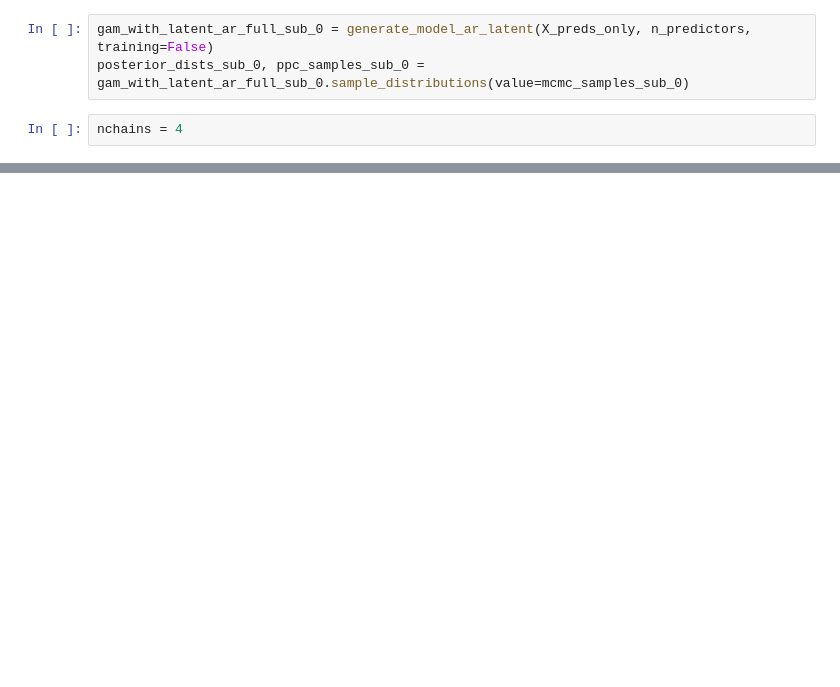
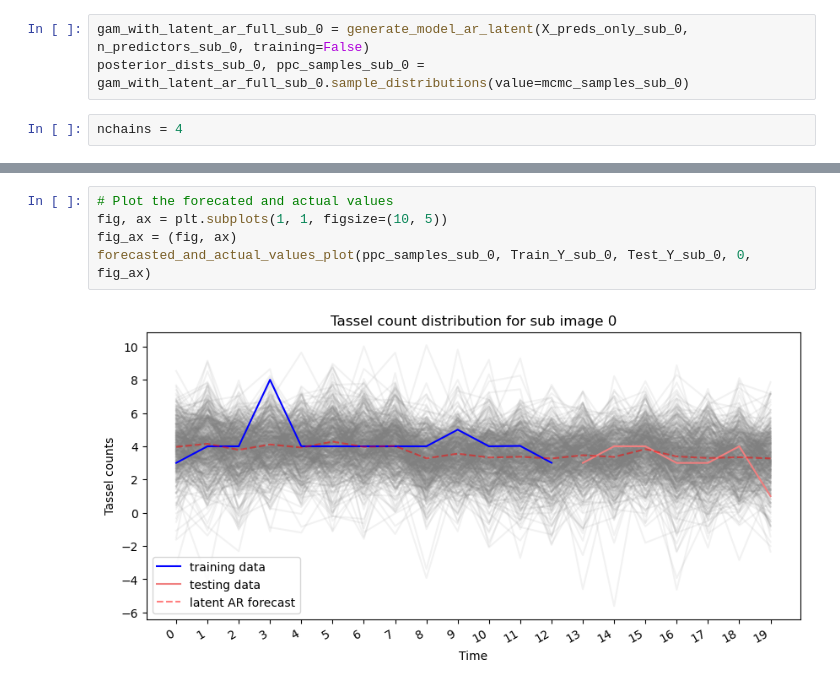
Before and after one commit to Gayara-Fernando/Bayes_for_TN, a Jupyter notebook: 6_BTS_implementation_sub_image_wise.ipynb, the cells around one changed output, grey strips where cells are left out. Drawn from its saved outputs; the diff is of its cells as text; blank space fills up the shorter version.

```diff
--- a/6_BTS_implementation_sub_image_wise.ipynb
+++ b/6_BTS_implementation_sub_image_wise.ipynb
@@ -322,5 +324,5 @@ Wall time: 38.9 s
 # %%
-gam_with_latent_ar_full_sub_0 = generate_model_ar_latent(X_preds_only, n_predictors, training=False)
+gam_with_latent_ar_full_sub_0 = generate_model_ar_latent(X_preds_only_sub_0, n_predictors_sub_0, training=False)
 posterior_dists_sub_0, ppc_samples_sub_0 = gam_with_latent_ar_full_sub_0.sample_distributions(value=mcmc_samples_sub_0)
 # %%
 nchains = 4
@@ -359,0 +338,7 @@ plt.show()
+# %%
+# Plot the forecated and actual values
+fig, ax = plt.subplots(1, 1, figsize=(10, 5))
+fig_ax = (fig, ax)
+forecasted_and_actual_values_plot(ppc_samples_sub_0, Train_Y_sub_0, Test_Y_sub_0, 0, fig_ax)
+# %% [output]
+[figure, added]
```
Also changed, not shown: parts of 29 cells of this notebook.
